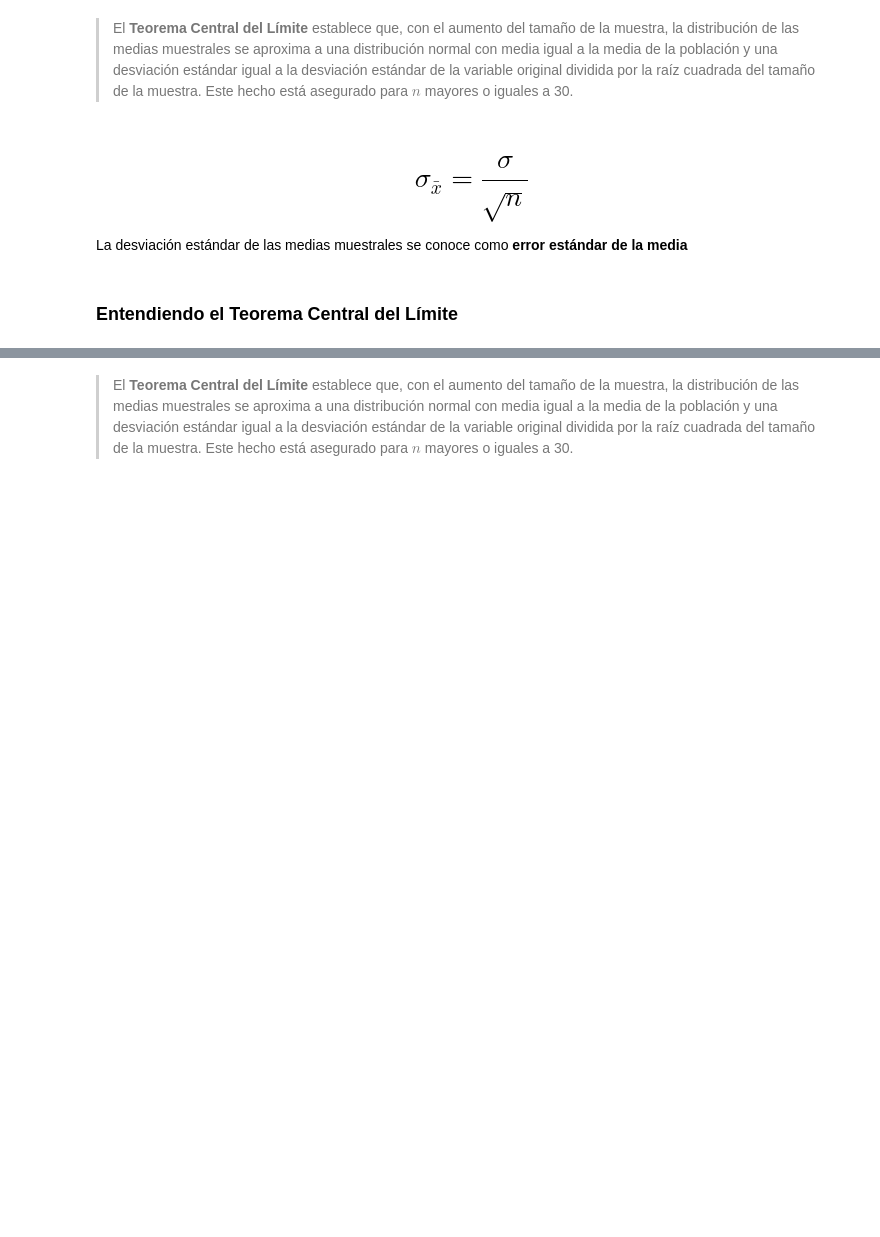
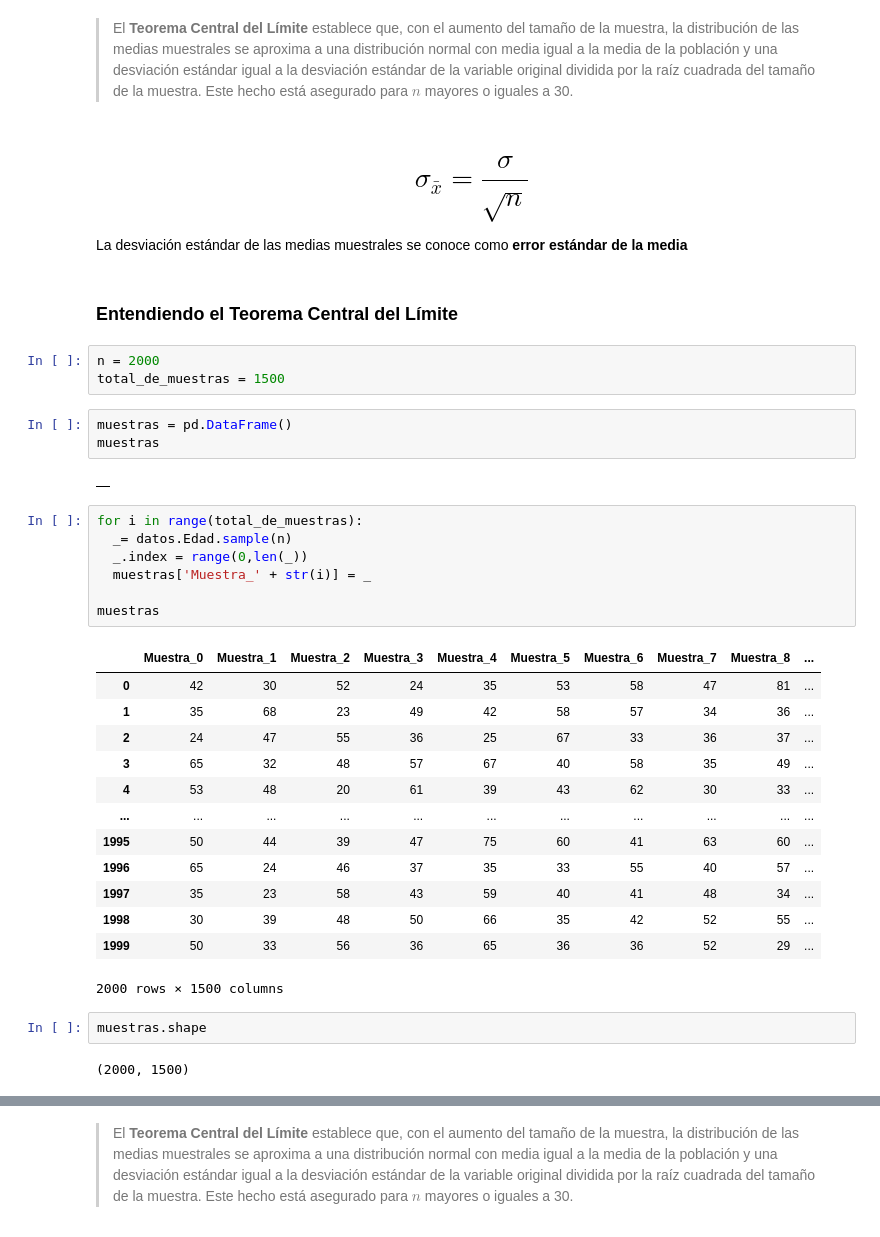
Before and after one commit to dialejo/Math_with_python, a Jupyter notebook: Estadistica_con_Python_parte2.ipynb, the cells around one changed output, grey strips where cells are left out. Drawn from its saved outputs; the diff is of its cells as text; blank space fills up the shorter version.

```diff
--- a/Estadistica_con_Python_parte2.ipynb
+++ b/Estadistica_con_Python_parte2.ipynb
@@ -937,3 +971,36 @@ Es la forma de hacer suposiciones generalizadas sobre los parámetros de una pob
 La desviación estándar de las medias muestrales se conoce como **error estándar de la media**
 # %% [markdown]
 ### Entendiendo el Teorema Central del Límite
+# %%
+n = 2000
+total_de_muestras = 1500
+# %%
+muestras = pd.DataFrame()
+muestras
+# %% [output]
+|  |
+# %%
+for i in range(total_de_muestras):
+  _= datos.Edad.sample(n)
+  _.index = range(0,len(_))
+  muestras['Muestra_' + str(i)] = _
+
+muestras
+# %% [output]
+|  | Muestra_0 | Muestra_1 | Muestra_2 | Muestra_3 | Muestra_4 | Muestra_5 | Muestra_6 | Muestra_7 | Muestra_8 | ... |
+| 0 | 42 | 30 | 52 | 24 | 35 | 53 | 58 | 47 | 81 | ... |
+| 1 | 35 | 68 | 23 | 49 | 42 | 58 | 57 | 34 | 36 | ... |
+| 2 | 24 | 47 | 55 | 36 | 25 | 67 | 33 | 36 | 37 | ... |
+| 3 | 65 | 32 | 48 | 57 | 67 | 40 | 58 | 35 | 49 | ... |
+| 4 | 53 | 48 | 20 | 61 | 39 | 43 | 62 | 30 | 33 | ... |
+| ... | ... | ... | ... | ... | ... | ... | ... | ... | ... | ... |
+| 1995 | 50 | 44 | 39 | 47 | 75 | 60 | 41 | 63 | 60 | ... |
+| 1996 | 65 | 24 | 46 | 37 | 35 | 33 | 55 | 40 | 57 | ... |
+| 1997 | 35 | 23 | 58 | 43 | 59 | 40 | 41 | 48 | 34 | ... |
+| 1998 | 30 | 39 | 48 | 50 | 66 | 35 | 42 | 52 | 55 | ... |
+| 1999 | 50 | 33 | 56 | 36 | 65 | 36 | 36 | 52 | 29 | ... |
+2000 rows × 1500 columns
+# %%
+muestras.shape
+# %% [output]
+(2000, 1500)
```
Also changed, not shown: parts of 43 cells of this notebook.
